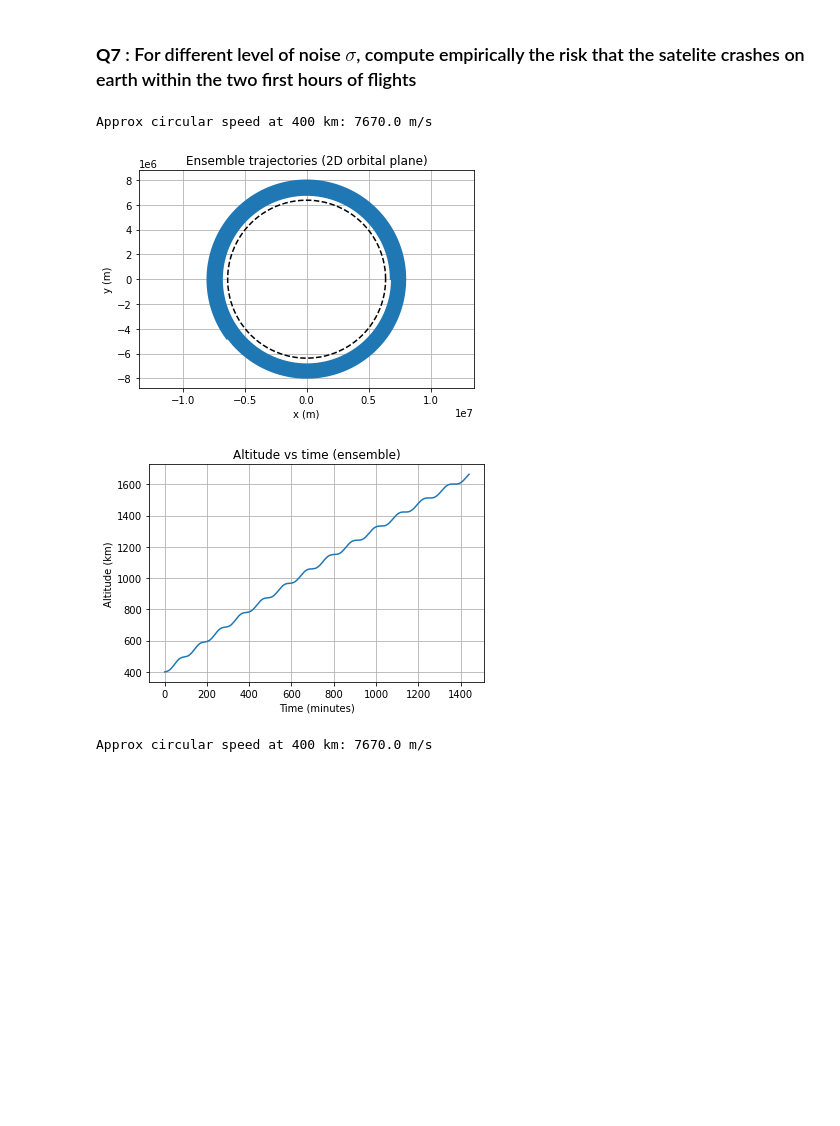
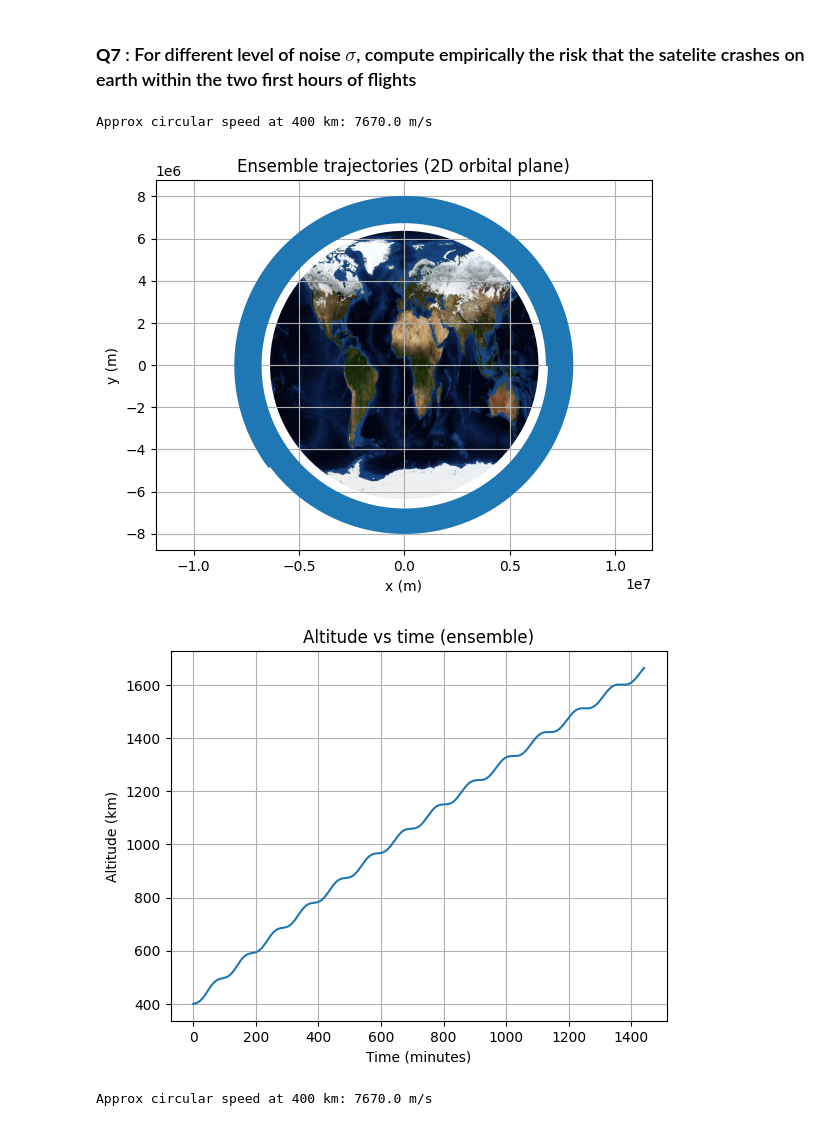
Before and after one commit to AlexandreThy/LINMA2720, a Jupyter notebook: TP2.ipynb, the cells around one changed output. Drawn from its saved outputs; the diff is of its cells as text; code cells hidden in the pictures; blank space fills up the shorter version.

```diff
--- a/TP2.ipynb
+++ b/TP2.ipynb
@@ -353,6 +353,13 @@ where $R_{earth}$ is the radius of the earth, $h$ is the altitude of the satelit
 
 import numpy as np
 import matplotlib.pyplot as plt
+from PIL import Image
+import urllib.request
+
+# --- Load Earth texture dynamically ---
+url = "https://eoimages.gsfc.nasa.gov/images/imagerecords/73000/73909/world.topo.bathy.200412.3x5400x2700.jpg"
+with urllib.request.urlopen(url) as response:
+    earth_img = np.array(Image.open(response))  # Convert to NumPy array
 
 # Physical constants and parameters
 G = 6.67 * 1e-11       # m^3 / s^2, Earth's gravitational parameter
@@ -438,7 +445,8 @@ for k in range(N_realizations):
 plt.figure()
 for res in ensemble:
     plt.plot(res["x"], res["y"])
-plt.fill_between(Re*np.cos(np.linspace(0, 2*np.pi, 100)), Re*np.sin(np.linspace(0, 2*np.pi, 100)), color = "royal blue")  # Earth outline
+plt.gca().imshow(earth_img, extent=[-Re*1.4, Re*1.4, -Re, Re], clip_path=plt.gca().fill(Re*np.cos(np.linspace(0, 2*np.pi, 100)), Re*np.sin(np.linspace(0, 2*np.pi, 100)), color='none')[0], clip_on=True)
+
 plt.xlabel("x (m)")
 plt.ylabel("y (m)")
 plt.title("Ensemble trajectories (2D orbital plane)")
@@ -465,6 +473,7 @@ Approx circular speed at 400 km: 7670.0 m/s
 # %%
 import numpy as np
 import matplotlib.pyplot as plt
+import matplotlib.image as mpimg
 
 # Physical constants and parameters
 G = 6.67 * 1e-11       # m^3 / s^2, Earth's gravitational parameter
@@ -493,6 +502,13 @@ t = np.linspace(0, N*dt, N+1)
 
 # Stochastic noise intensity (acceleration units, m/s^2). This multiplies dW (Wiener increments)
 sigma_acc = 0         # m/s^2 (tune this to represent level of stochastic forcing)
+from PIL import Image
+import urllib.request
+
+# --- Load Earth texture dynamically ---
+url = "https://eoimages.gsfc.nasa.gov/images/imagerecords/73000/73909/world.topo.bathy.200412.3x5400x2700.jpg"
+with urllib.request.urlopen(url) as response:
+    earth_img = np.array(Image.open(response))  # Convert to NumPy array
 
 # Ensemble settings
 N_realizations = 1
@@ -542,36 +558,39 @@ def simulate_single(seed=None):
 
 # Run ensemble
 ensemble = []
 for k in range(N_realizations):
     res = simulate_single(seed=12345 + k)
     ensemble.append(res)
 
 # Plot 1: Trajectories (x vs y) for ensemble
 plt.figure()
 for res in ensemble:
     plt.plot(res["x"], res["y"])
-    plt.plot(Re*np.cos(np.linspace(0, 2*np.pi, 100)), Re*np.sin(np.linspace(0, 2*np.pi, 100)), 'k--')  # Earth outline
+plt.gca().imshow(earth_img, extent=[-Re, Re, -Re, Re], clip_path=plt.gca().fill(Re*np.cos(np.linspace(0, 2*np.pi, 100)), Re*np.sin(np.linspace(0, 2*np.pi, 100)), color='none')[0], clip_on=True)
+
+#plt.plot(Re*np.cos(np.linspace(0, 2*np.pi, 100)), Re*np.sin(np.linspace(0, 2*np.pi, 100)), color = "navy")
+#plt.fill_between(Re*np.cos(np.linspace(0, 2*np.pi, 100)), Re*np.sin(np.linspace(0, 2*np.pi, 100)), color = "royalblue")  # Earth outline
 plt.xlabel("x (m)")
 plt.ylabel("y (m)")
 plt.title("Ensemble trajectories (2D orbital plane)")
 plt.axis("equal")
 plt.grid(True)
 plt.show()
 
 # Plot 2: altitude vs time for each realization
 plt.figure()
 for res in ensemble:
     alt = res["r"] - Re
     plt.plot(res["t"]/60.0, alt/1000.0)  # time in minutes, altitude in km
 plt.xlabel("Time (minutes)")
 plt.ylabel("Altitude (km)")
 plt.title("Altitude vs time (ensemble)")
 plt.grid(True)
 plt.show()
 # %% [output]
 Approx circular speed at 400 km: 7670.0 m/s
-[figure, old version]
+[figure, new version]
-[figure, old version]
+[figure, new version]
 # %%
 
 
```
Also changed, not shown: parts of 1 cell of this notebook.
